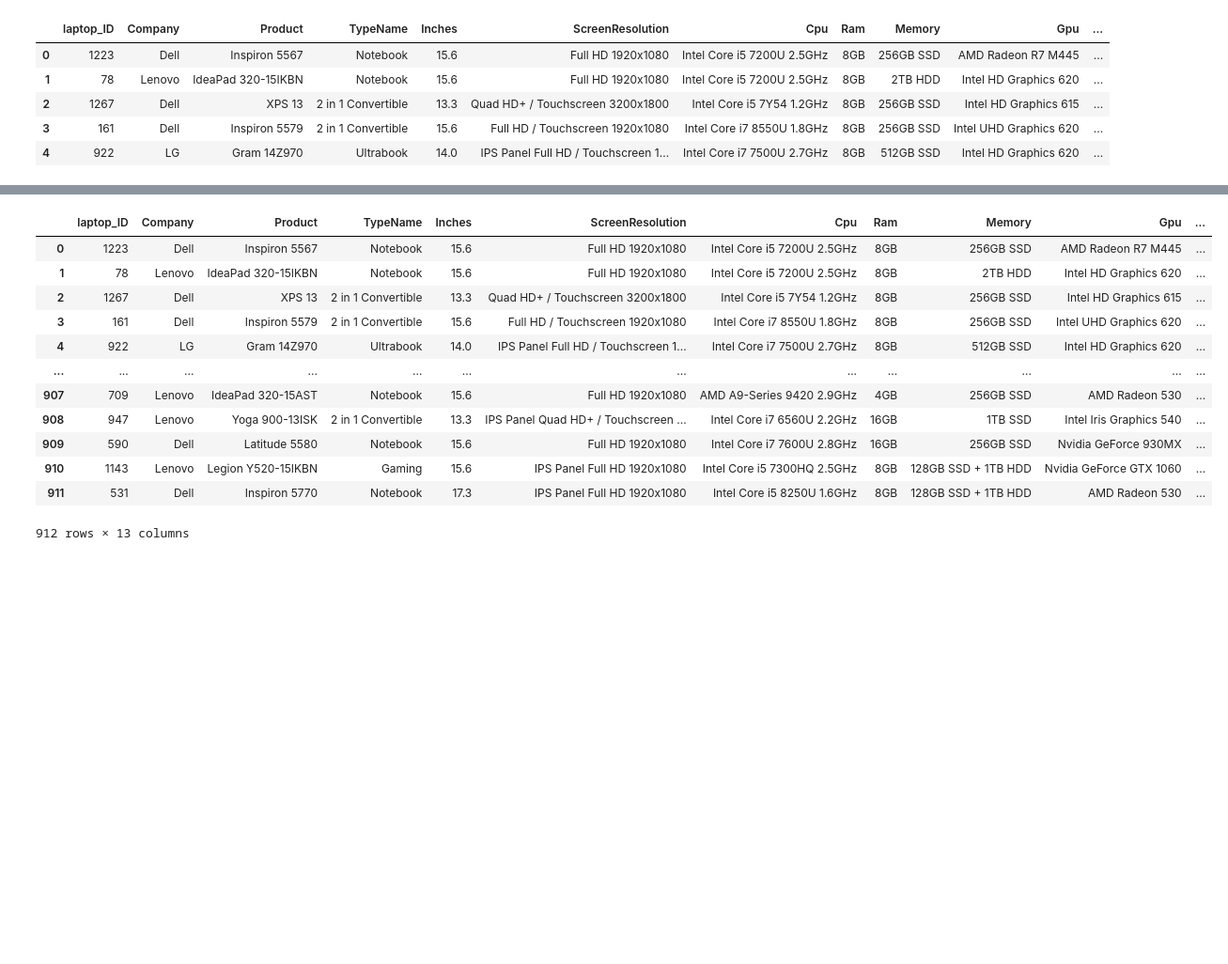
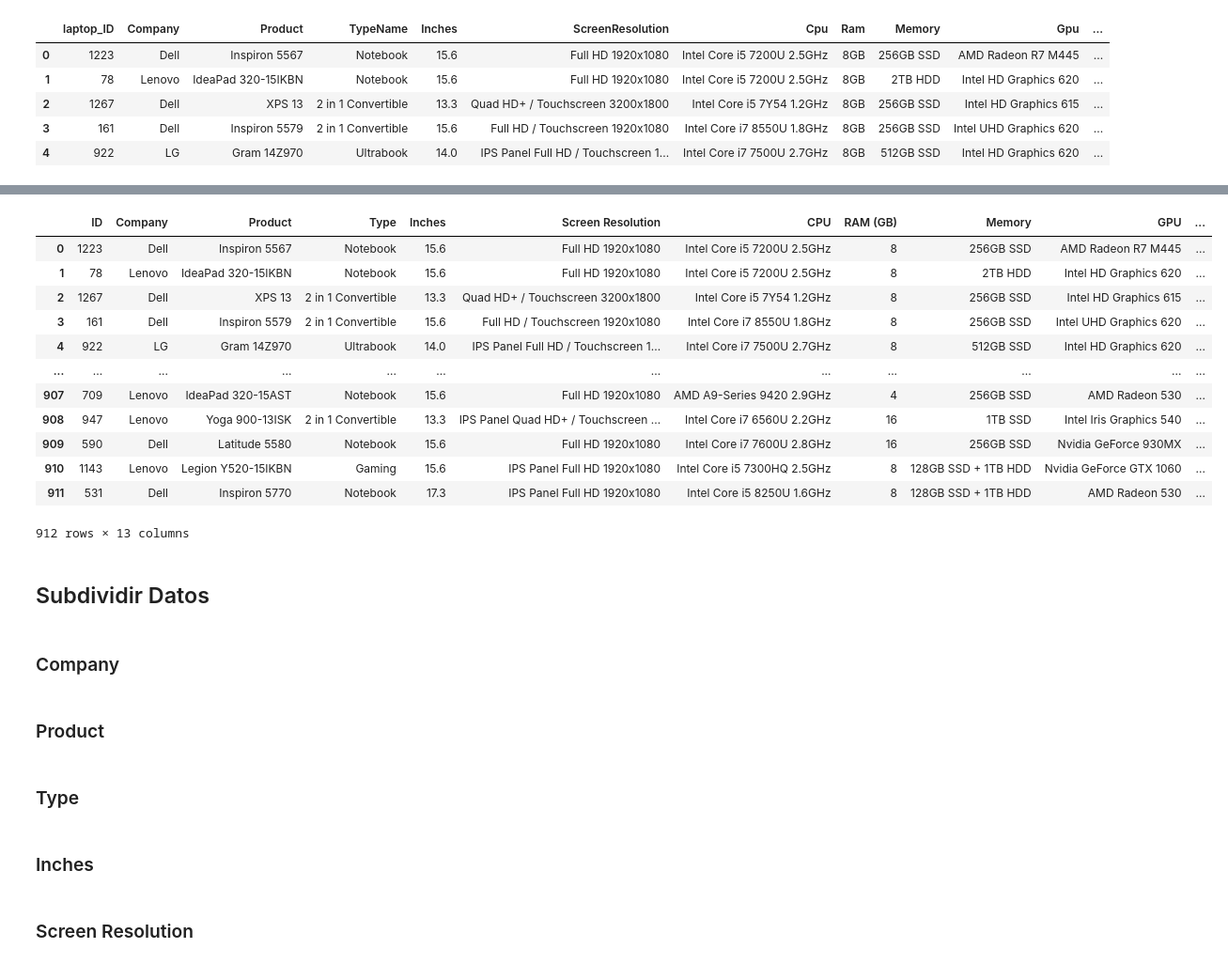
Before and after one commit to JuanManiglia/DS102024, a Jupyter notebook: 3-MachineLearning/2-Supervisado/Ejercicios/precio correcto.ipynb, the cells around one changed output, grey strips where cells are left out. Shown: that part at 94% size. Cells and saved outputs as stored; diff of their text form; code cells hidden in the pictures; blank space fills up the shorter version.

```diff
--- a/3-MachineLearning/2-Supervisado/Ejercicios/precio correcto.ipynb
+++ b/3-MachineLearning/2-Supervisado/Ejercicios/precio correcto.ipynb
@@ -34,5 +41,3 @@ Data columns (total 13 columns):
  12  Price_euros       912 non-null    float64
 dtypes: float64(2), int64(1), object(10)
 memory usage: 92.8+ KB
-# %%
-df = df.rename(columns={"Weight": "Weight(kg)"})
@@ -38,0 +190,11 @@ df = df.rename(columns={"Weight": "Weight(kg)"})
+# %%
+df = df.rename(columns={"laptop_ID": "ID"})
+df = df.rename(columns={"TypeName": "Type"})
+df = df.rename(columns={"ScreenResolution": "Screen Resolution"})
+df = df.rename(columns={"Cpu": "CPU"})
+df = df.rename(columns={"Ram": "RAM (GB)"})
+df = df.rename(columns={"Gpu": "GPU"})
+df = df.rename(columns={"OpSys": "Operating System"})
+df = df.rename(columns={"Weight": "Weight (Kg)"})
+df = df.rename(columns={"Price_euros": "Price (€)"})
+df
@@ -39,17 +215,18 @@ df = df.rename(columns={"Weight": "Weight(kg)"})
 # %%
-df['Weight(kg)'] = df['Weight(kg)'].str.replace("kg", "")
+df['Weight (Kg)'] = df['Weight (Kg)'].str.replace("kg", "")
+df['RAM (GB)'] = df['RAM (GB)'].str.replace("GB", "")
 df
 # %% [output]
-|  | laptop_ID | Company | Product | TypeName | Inches | ScreenResolution | Cpu | Ram | Memory | Gpu | ... |
-| 0 | 1223 | Dell | Inspiron 5567 | Notebook | 15.6 | Full HD 1920x1080 | Intel Core i5 7200U 2.5GHz | 8GB | 256GB SSD | AMD Radeon R7 M445 | ... |
-| 1 | 78 | Lenovo | IdeaPad 320-15IKBN | Notebook | 15.6 | Full HD 1920x1080 | Intel Core i5 7200U 2.5GHz | 8GB | 2TB HDD | Intel HD Graphics 620 | ... |
-| 2 | 1267 | Dell | XPS 13 | 2 in 1 Convertible | 13.3 | Quad HD+ / Touchscreen 3200x1800 | Intel Core i5 7Y54 1.2GHz | 8GB | 256GB SSD | Intel HD Graphics 615 | ... |
-| 3 | 161 | Dell | Inspiron 5579 | 2 in 1 Convertible | 15.6 | Full HD / Touchscreen 1920x1080 | Intel Core i7 8550U 1.8GHz | 8GB | 256GB SSD | Intel UHD Graphics 620 | ... |
-| 4 | 922 | LG | Gram 14Z970 | Ultrabook | 14.0 | IPS Panel Full HD / Touchscreen 1... | Intel Core i7 7500U 2.7GHz | 8GB | 512GB SSD | Intel HD Graphics 620 | ... |
+|  | ID | Company | Product | Type | Inches | Screen Resolution | CPU | RAM (GB) | Memory | GPU | ... |
+| 0 | 1223 | Dell | Inspiron 5567 | Notebook | 15.6 | Full HD 1920x1080 | Intel Core i5 7200U 2.5GHz | 8 | 256GB SSD | AMD Radeon R7 M445 | ... |
+| 1 | 78 | Lenovo | IdeaPad 320-15IKBN | Notebook | 15.6 | Full HD 1920x1080 | Intel Core i5 7200U 2.5GHz | 8 | 2TB HDD | Intel HD Graphics 620 | ... |
+| 2 | 1267 | Dell | XPS 13 | 2 in 1 Convertible | 13.3 | Quad HD+ / Touchscreen 3200x1800 | Intel Core i5 7Y54 1.2GHz | 8 | 256GB SSD | Intel HD Graphics 615 | ... |
+| 3 | 161 | Dell | Inspiron 5579 | 2 in 1 Convertible | 15.6 | Full HD / Touchscreen 1920x1080 | Intel Core i7 8550U 1.8GHz | 8 | 256GB SSD | Intel UHD Graphics 620 | ... |
+| 4 | 922 | LG | Gram 14Z970 | Ultrabook | 14.0 | IPS Panel Full HD / Touchscreen 1... | Intel Core i7 7500U 2.7GHz | 8 | 512GB SSD | Intel HD Graphics 620 | ... |
 | ... | ... | ... | ... | ... | ... | ... | ... | ... | ... | ... | ... |
-| 907 | 709 | Lenovo | IdeaPad 320-15AST | Notebook | 15.6 | Full HD 1920x1080 | AMD A9-Series 9420 2.9GHz | 4GB | 256GB SSD | AMD Radeon 530 | ... |
-| 908 | 947 | Lenovo | Yoga 900-13ISK | 2 in 1 Convertible | 13.3 | IPS Panel Quad HD+ / Touchscreen ... | Intel Core i7 6560U 2.2GHz | 16GB | 1TB SSD | Intel Iris Graphics 540 | ... |
-| 909 | 590 | Dell | Latitude 5580 | Notebook | 15.6 | Full HD 1920x1080 | Intel Core i7 7600U 2.8GHz | 16GB | 256GB SSD | Nvidia GeForce 930MX | ... |
-| 910 | 1143 | Lenovo | Legion Y520-15IKBN | Gaming | 15.6 | IPS Panel Full HD 1920x1080 | Intel Core i5 7300HQ 2.5GHz | 8GB | 128GB SSD + 1TB HDD | Nvidia GeForce GTX 1060 | ... |
-| 911 | 531 | Dell | Inspiron 5770 | Notebook | 17.3 | IPS Panel Full HD 1920x1080 | Intel Core i5 8250U 1.6GHz | 8GB | 128GB SSD + 1TB HDD | AMD Radeon 530 | ... |
+| 907 | 709 | Lenovo | IdeaPad 320-15AST | Notebook | 15.6 | Full HD 1920x1080 | AMD A9-Series 9420 2.9GHz | 4 | 256GB SSD | AMD Radeon 530 | ... |
+| 908 | 947 | Lenovo | Yoga 900-13ISK | 2 in 1 Convertible | 13.3 | IPS Panel Quad HD+ / Touchscreen ... | Intel Core i7 6560U 2.2GHz | 16 | 1TB SSD | Intel Iris Graphics 540 | ... |
+| 909 | 590 | Dell | Latitude 5580 | Notebook | 15.6 | Full HD 1920x1080 | Intel Core i7 7600U 2.8GHz | 16 | 256GB SSD | Nvidia GeForce 930MX | ... |
+| 910 | 1143 | Lenovo | Legion Y520-15IKBN | Gaming | 15.6 | IPS Panel Full HD 1920x1080 | Intel Core i5 7300HQ 2.5GHz | 8 | 128GB SSD + 1TB HDD | Nvidia GeForce GTX 1060 | ... |
+| 911 | 531 | Dell | Inspiron 5770 | Notebook | 17.3 | IPS Panel Full HD 1920x1080 | Intel Core i5 8250U 1.6GHz | 8 | 128GB SSD + 1TB HDD | AMD Radeon 530 | ... |
 912 rows × 13 columns
@@ -57,0 +233,12 @@ df["laptop_ID"] = df["laptop_ID"].astype("category")
+# %% [markdown]
+## Subdividir Datos
+# %% [markdown]
+### Company
+# %% [markdown]
+###  Product
+# %% [markdown]
+### Type
+# %% [markdown]
+### Inches
+# %% [markdown]
+### Screen Resolution
```
Also changed, not shown: parts of 44 cells of this notebook, 1 other file.
